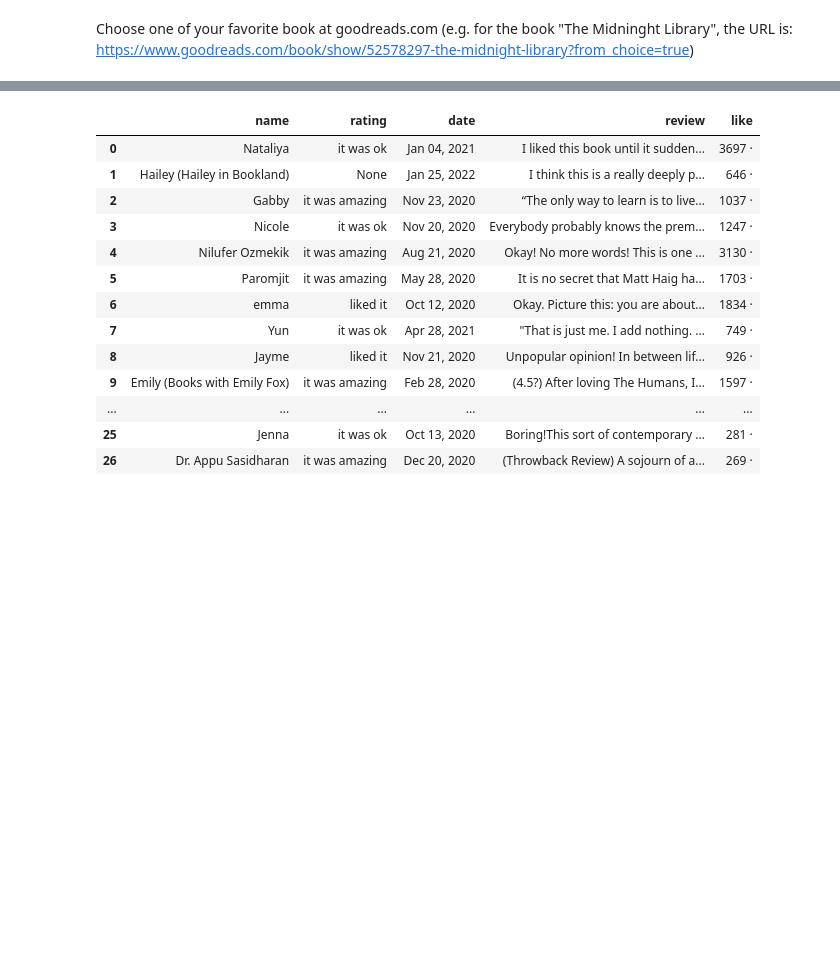
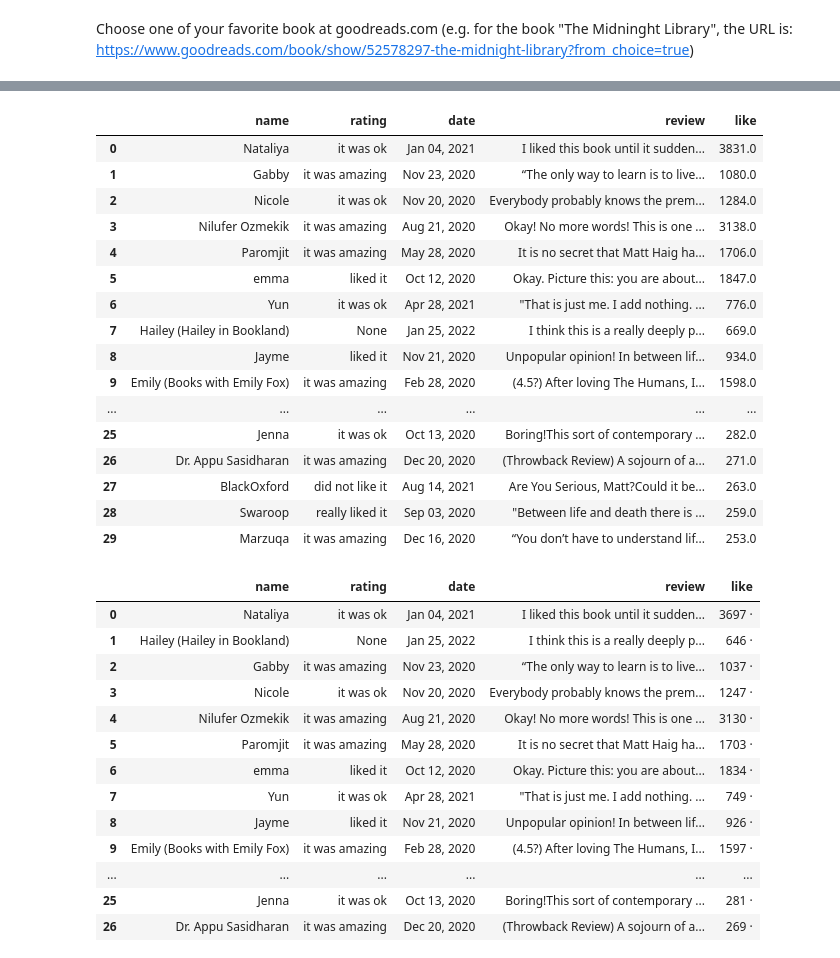
Before and after one commit to GideonWu0105/Stevens, a Jupyter notebook: BIA660/HW2/Homework_2_post.ipynb, the cells around one changed output, grey strips where cells are left out. Cells and saved outputs as stored; diff of their text form; code cells hidden in the pictures; blank space fills up the shorter version.

```diff
--- a/BIA660/HW2/Homework_2_post.ipynb
+++ b/BIA660/HW2/Homework_2_post.ipynb
@@ -53 +93,25 @@ def getReviews(page_url):
+# %%
+# result on giving url
+page_url = 'https://www.goodreads.com/book/show/52578297-the-midnight-library?from_choice=true'
+
+reviews=getReviews(page_url)
+reviews
+# %% [output]
+|  | name | rating | date | review | like |
+| 0 | Nataliya | it was ok | Jan 04, 2021 | I liked this book until it sudden... | 3831.0 |
+| 1 | Gabby | it was amazing | Nov 23, 2020 | “The only way to learn is to live... | 1080.0 |
+| 2 | Nicole | it was ok | Nov 20, 2020 | Everybody probably knows the prem... | 1284.0 |
+| 3 | Nilufer Ozmekik | it was amazing | Aug 21, 2020 | Okay! No more words! This is one ... | 3138.0 |
+| 4 | Paromjit | it was amazing | May 28, 2020 | It is no secret that Matt Haig ha... | 1706.0 |
+| 5 | emma | liked it | Oct 12, 2020 | Okay. Picture this: you are about... | 1847.0 |
+| 6 | Yun | it was ok | Apr 28, 2021 | "That is just me. I add nothing. ... | 776.0 |
+| 7 | Hailey (Hailey in Bookland) | None | Jan 25, 2022 | I think this is a really deeply p... | 669.0 |
+| 8 | Jayme | liked it | Nov 21, 2020 | Unpopular opinion! In between lif... | 934.0 |
+| 9 | Emily (Books with Emily Fox) | it was amazing | Feb 28, 2020 | (4.5?) After loving The Humans, I... | 1598.0 |
+| ... | ... | ... | ... | ... | ... |
+| 25 | Jenna | it was ok | Oct 13, 2020 | Boring!This sort of contemporary ... | 282.0 |
+| 26 | Dr. Appu Sasidharan | it was amazing | Dec 20, 2020 | (Throwback Review) A sojourn of a... | 271.0 |
+| 27 | BlackOxford | did not like it | Aug 14, 2021 | Are You Serious, Matt?Could it be... | 263.0 |
+| 28 | Swaroop | really liked it | Sep 03, 2020 | "Between life and death there is ... | 259.0 |
+| 29 | Marzuqa | it was amazing | Dec 16, 2020 | “You don’t have to understand lif... | 253.0 |
 # %%
```
Also changed, not shown: parts of 10 cells of this notebook, 2 other files.
